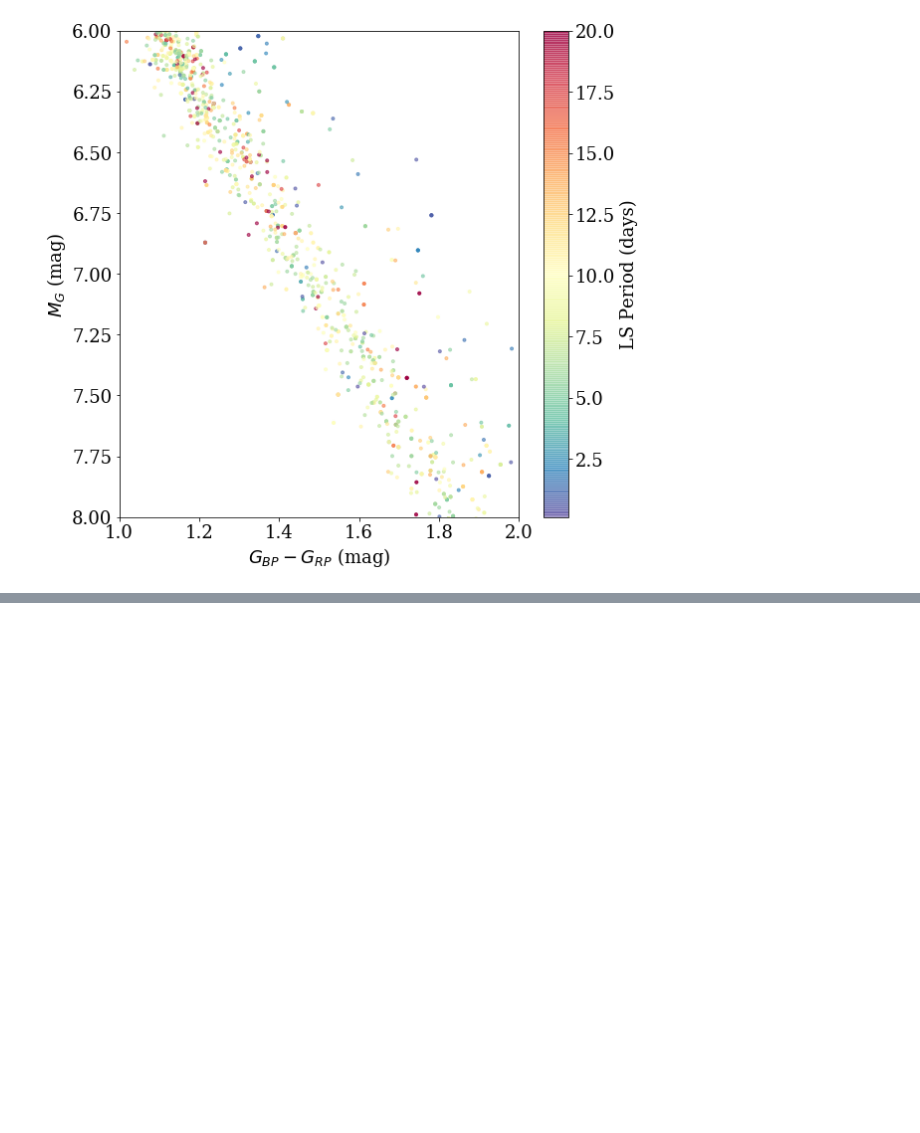
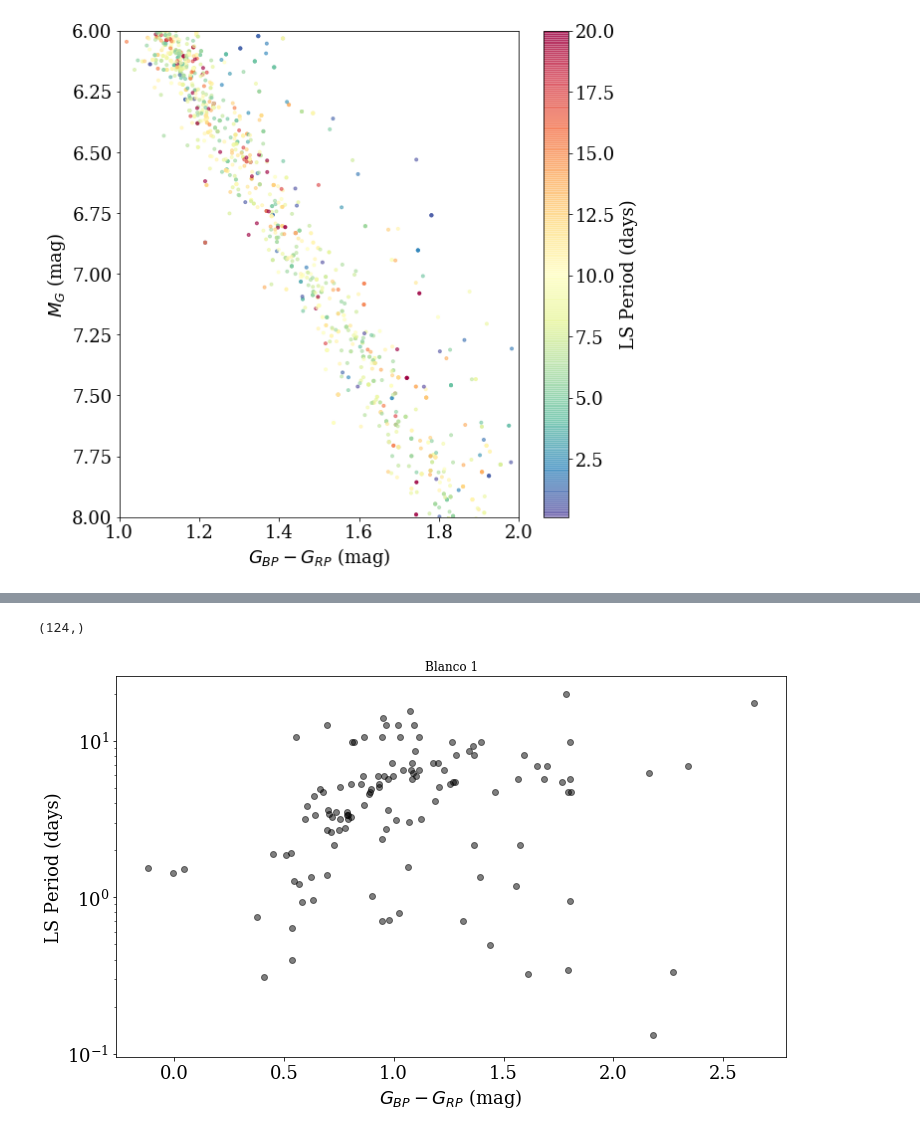
Before and after one commit to jradavenport/helloTESS, a Jupyter notebook: quick_flare.ipynb, the cells around one changed output, grey strips where cells are left out. Cells and saved outputs as stored; diff of their text form; code cells hidden in the pictures; blank space fills up the shorter version.

```diff
--- a/quick_flare.ipynb
+++ b/quick_flare.ipynb
@@ -203,7 +233,7 @@ ok = np.where(np.isfinite(gdata[u'parallax']) & # this is basically the same as
               (gdata[u'phot_rp_mean_flux_error']/gdata[u'phot_rp_mean_flux'] < 0.01) &
               (gdata[u'phot_g_mean_flux_error']/gdata[u'phot_g_mean_flux'] < 0.01) &
               (gdata['per'] > 0.1) &
-              (gdata['amp'] > 0.25))[0]
+              (gdata['Pamp']/gdata['Pmed'] > 4))[0]
 print(ok.shape)
 # %% [output]
 (13234,)
@@ -296,0 +323,19 @@ plt.savefig('cmd_per2.jpeg', dpi=150, bbox_inches='tight', pad_inches=0.25)
+# %%
+bc1 = np.where((gdata['ra'][ok] > 0) &
+               (gdata['ra'][ok] < 2.2) &
+               (gdata['dec'][ok] > -31) &
+               (gdata['dec'][ok] < 29))[0]
+print(np.shape(bc1))
+# %% [output]
+(124,)
+# %%
+
+plt.figure(figsize=(12,7))
+plt.scatter(gdata['bp_rp'].values[ok[bc1]], gdata['per'].values[ok[bc1]], alpha=0.5, c='k')
+plt.yscale('log')
+plt.ylabel('LS Period (days)')
+plt.xlabel('$G_{BP} - G_{RP}$ (mag)')
+plt.title('Blanco 1', fontsize=12)
+plt.savefig('color_per3.jpeg', dpi=150, bbox_inches='tight', pad_inches=0.25)
+# %% [output]
+[figure, added]
```
Also changed, not shown: parts of 11 cells of this notebook.
